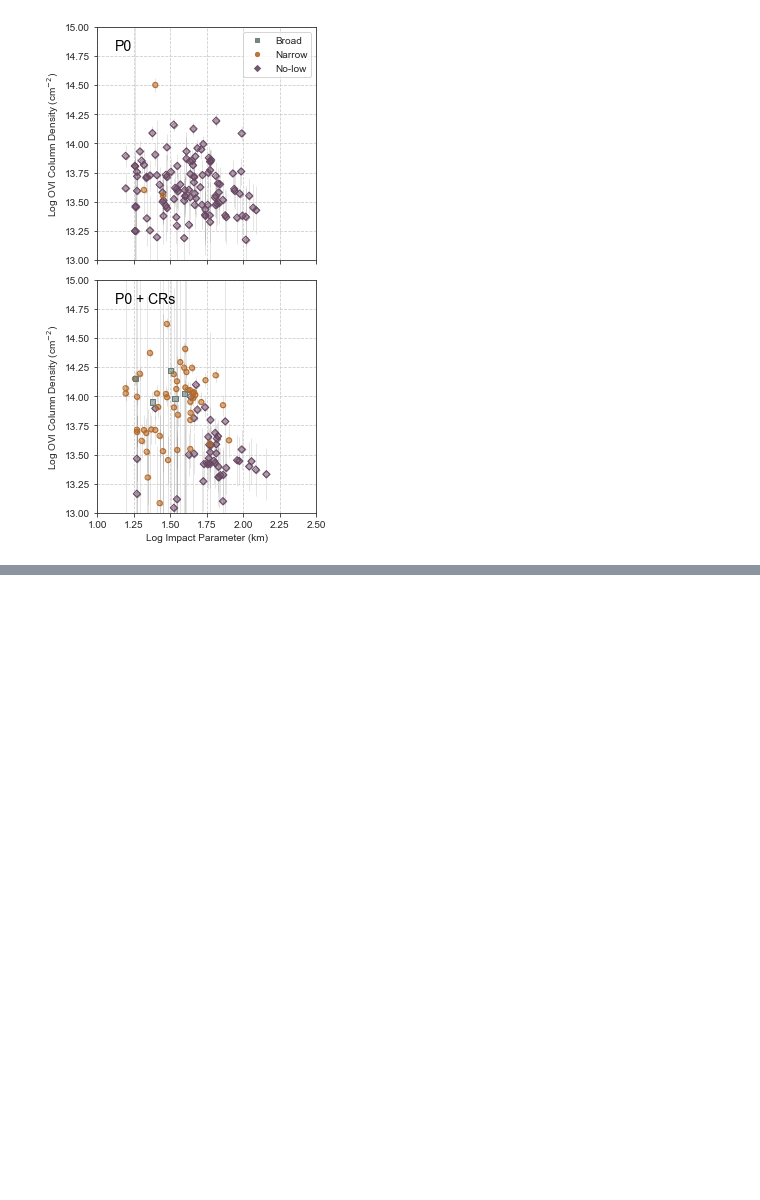
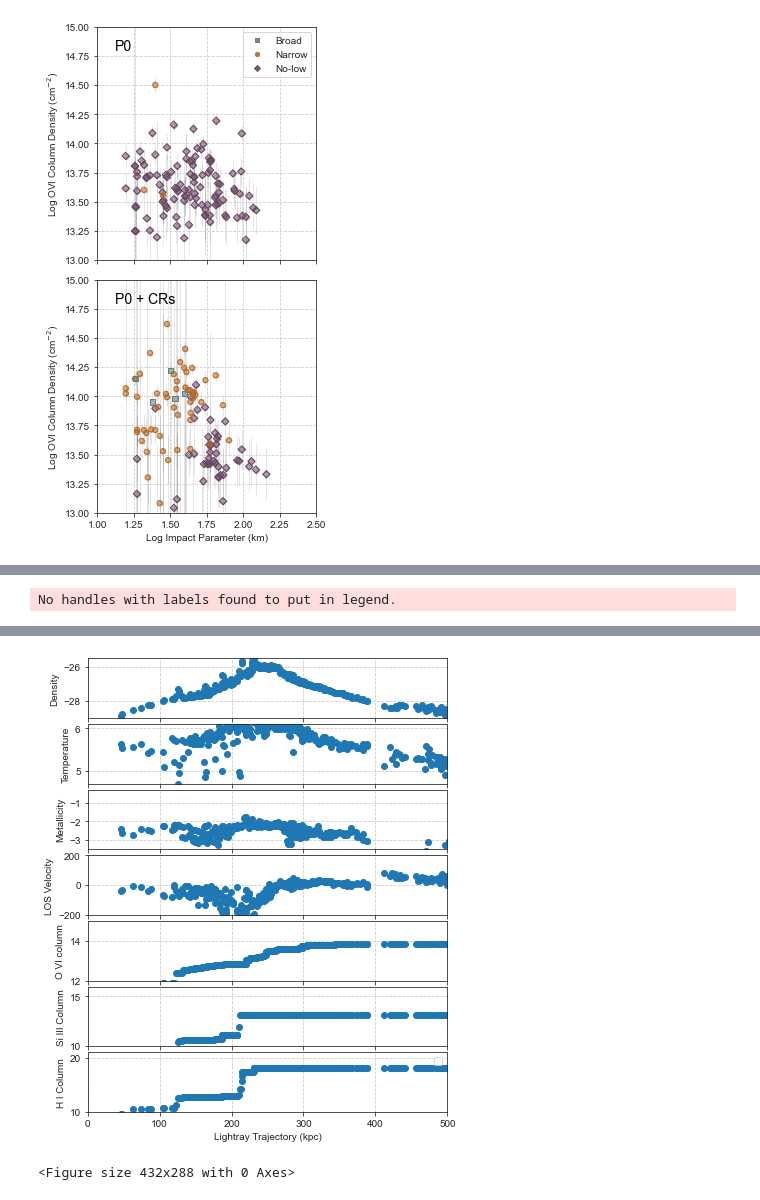
Before and after one commit to ibutsky/synthetic_spectra, a Jupyter notebook: scripts/plotting/paper_plots.ipynb, the cells around one changed output, grey strips where cells are left out. Cells and saved outputs as stored; diff of their text form; code cells hidden in the pictures; blank space fills up the shorter version.

```diff
--- a/scripts/plotting/paper_plots.ipynb
+++ b/scripts/plotting/paper_plots.ipynb
@@ -333,0 +289,78 @@ for model in ['P0', 'P0agncr']:
+# %%
+def los_vel(vx, vy, vz, bv = [0, 0, 0], normal = [0, 0, 1]):
+    vx = np.array(vx - bv[0])
+    vy = np.array(vy - bv[1])
+    vz = np.array(vz - bv[2])
+    #vel = np.column_stack((vx, vy, vz))
+
+    normal_mag = np.linalg.norm(normal)
+    normal = np.divide(normal, normal_mag)
+    #normal = np.column_stack(normal)
+
+    #print(vel.shape, normal.shape)
+    #v_dot_norm = np.dot(vel, normal)
+    v_dot_norm = vx*normal[0] + vy*normal[1] + vz*normal[2]
+   # print(v_dot_rhat.shape)
+    return v_dot_norm
+def load_sightline_scatter_data(sim, ray_id, output = 3195):
+    plot_data = h5.File('../../data/unanalyzed_spectra/ray_%s_%i_%i.h5'%(sim, output, ray_id), 'r')['grid']
+
+    l = YTArray(plot_data['l'], 'cm')
+    l = np.array(l.in_units('kpc'))
+    #l -= l[0]
+    temperature = np.array(plot_data['temperature'])
+    density     = np.array(plot_data['density'])
+    metallicity = np.array(plot_data['metallicity'])
+    vx          = np.array(plot_data['relative_velocity_x']) / 1e5 # converting to km/s
+    vy          = np.array(plot_data['relative_velocity_y']) / 1e5 # converting to km/s
+    vz          = np.array(plot_data['relative_velocity_z']) / 1e5 # converting to km/s
+
+    vlos        = np.array(plot_data['velocity_los']) / 1e5
+    dl = np.array(plot_data['dl'])
+
+    # O VI and H I column densities
+    ocol  = np.cumsum(dl * np.array(plot_data['O_p5_number_density']))
+    sicol = np.cumsum(dl* np.array(plot_data['Si_p3_number_density']))
+    hcol  = np.cumsum(dl * np.array(plot_data['H_p0_number_density']))
+    return l, np.log10(temperature), np.log10(density), np.log10(metallicity), vlos, np.log10(ocol), np.log10(sicol), np.log10(hcol)
+
+def plot_sightline_data(sim, ray_id, output = 3195):
+    l, temperature, density, metallicity, vlos, ocol, sicol, hcol = \
+        load_sightline_scatter_data(sim, ray_id, output = output)
+
+    field_list = [density, temperature, metallicity, vlos, ocol, sicol, hcol]
+    ylim_list = [(-29, -25.5), (4.7, 6.1), (-3.5, -.3), (-200, 200), (12, 15), (10, 16), (10, 21)]
+    ylabel_list = ['Density (g cm$^{-3}$)', 'Temperature (K)', 'Metallicity ($Z_{\odot}$)',
+                    'LOS Velocity (km/s)', 'O VI Column Density (cm$^{-2}$)', 'Si III Column Density (cm$^{-2}$)', 'H I Column Density (cm$^{-2}$)']
+    ylabel_list = ['Density', 'Temperature', 'Metallicity', 'LOS Velocity', 'O VI column', 'Si III Column', 'H I Column']
+
+    fig, ax = plt.subplots(nrows = len(field_list), ncols = 1 , figsize = (6, len(field_list)),
+                               sharex=True, sharey=False)
+    for i in range(len(field_list)):
+
+        data = field_list[i]
+        ax[i].scatter(l, data)
+
+        ax[i].set_xlim(0, 500)
+#        ax[i].set_ylim(ylim_list[i])
+        yrange = max(data) - min(data)
+        print(i, min(data), max(data))
+
+     #   ax[i].set_ylim(min(data) - 0.1*yrange, max(data) + 0.2*yrange)
+        ylims = ylim_list[i]
+        ax[i].set_ylim(ylims[0], ylims[1])
+        ax[i].set_ylabel(ylabel_list[i])
+
+   # ax[4].scatter(l, hcol, label = 'Local Column Density')
+   # ax[5].scatter(l, ocol, label = 'Local Column Density')
+    ax[len(field_list)-1].set_xlabel
+    ax[-1].set_xlabel('Lightray Trajectory (kpc)')
+    ax[len(field_list)-1].legend()
+    fig.tight_layout()
+    fig.subplots_adjust(hspace = 0.1)
+    plt.show()
+
+    plt.savefig('../../plots/sightline_data_%s_%i.png'%(sim, ray_id), dpi = 300)
+plot_sightline_data('P0', 5)
+# %% [output]
+No handles with labels found to put in legend.
@@ -333,0 +374,2 @@ for model in ['P0', 'P0agncr']:
+[figure, added]
+<Figure size 432x288 with 0 Axes>
```
Also changed, not shown: parts of 8 cells of this notebook, 8 other files.
